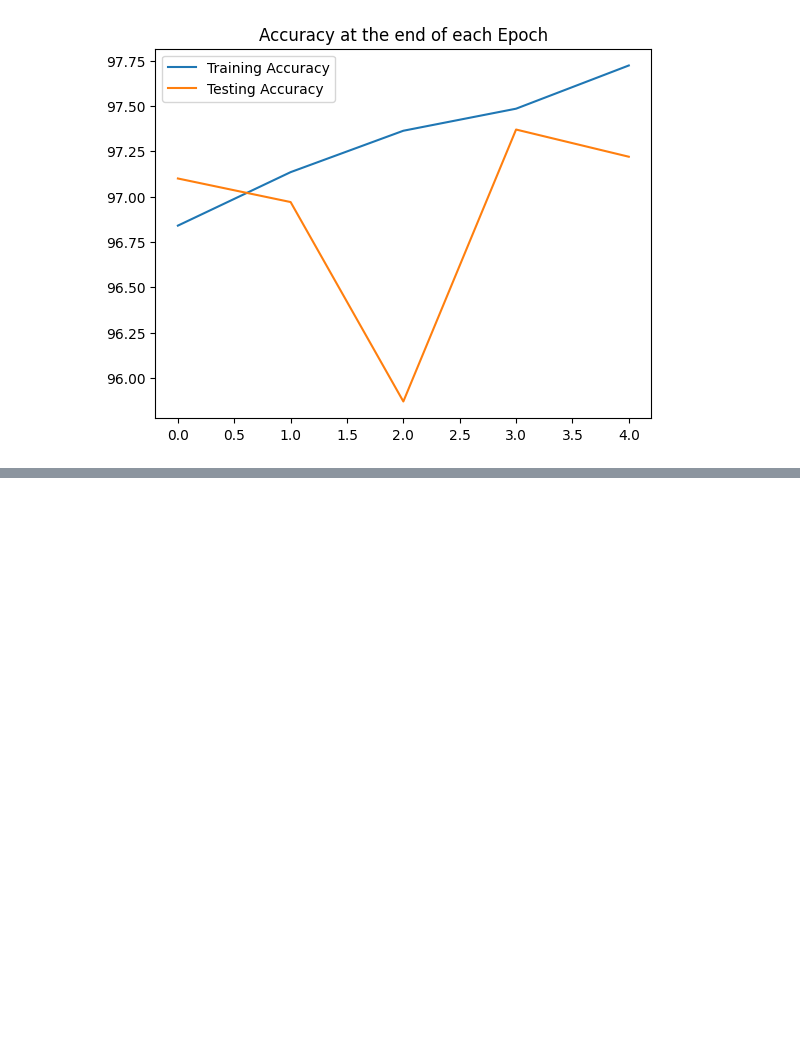
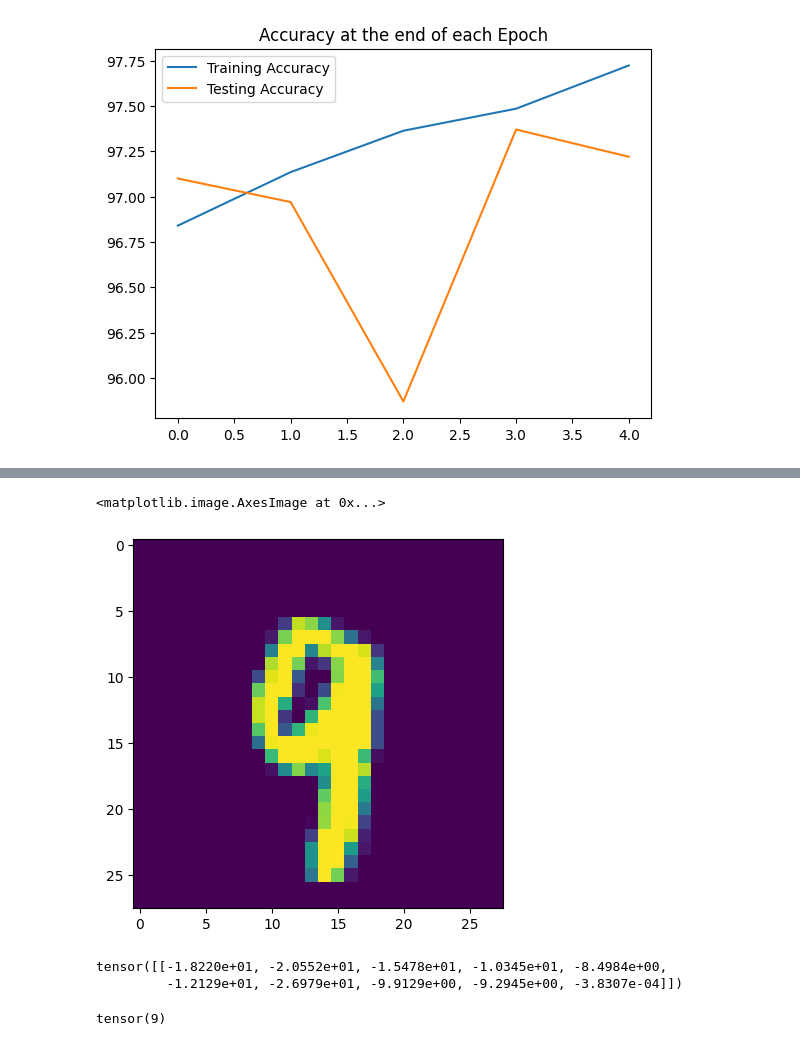
Before and after one commit to talhaCelik61/Pytorch-Tutorial, a Jupyter notebook: CNN.ipynb, the cells around one changed output, grey strips where cells are left out. Drawn from its saved outputs; the diff is of its cells as text; code cells hidden in the pictures; blank space fills up the shorter version.

```diff
--- a/CNN.ipynb
+++ b/CNN.ipynb
@@ -217,0 +272,6 @@ plt.legend()
+# %%
+#Show the image
+plt.imshow(test_data[4143][0].reshape(28,28))
+# %% [output]
+<matplotlib.image.AxesImage at 0x...>
+[figure, added]
@@ -217,0 +282,9 @@ plt.legend()
+# %%
+new_prediction
+# %% [output]
+tensor([[-1.8220e+01, -2.0552e+01, -1.5478e+01, -1.0345e+01, -8.4984e+00,
+         -1.2129e+01, -2.6979e+01, -9.9129e+00, -9.2945e+00, -3.8307e-04]])
+# %%
+new_prediction.argmax()
+# %% [output]
+tensor(9)
```
Also changed, not shown: parts of 6 cells of this notebook.
